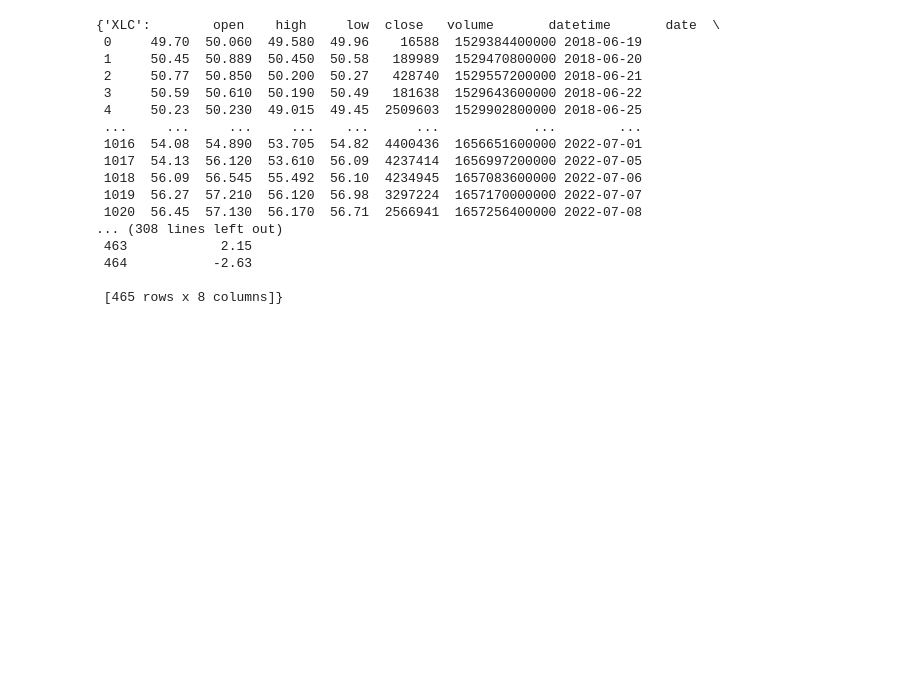
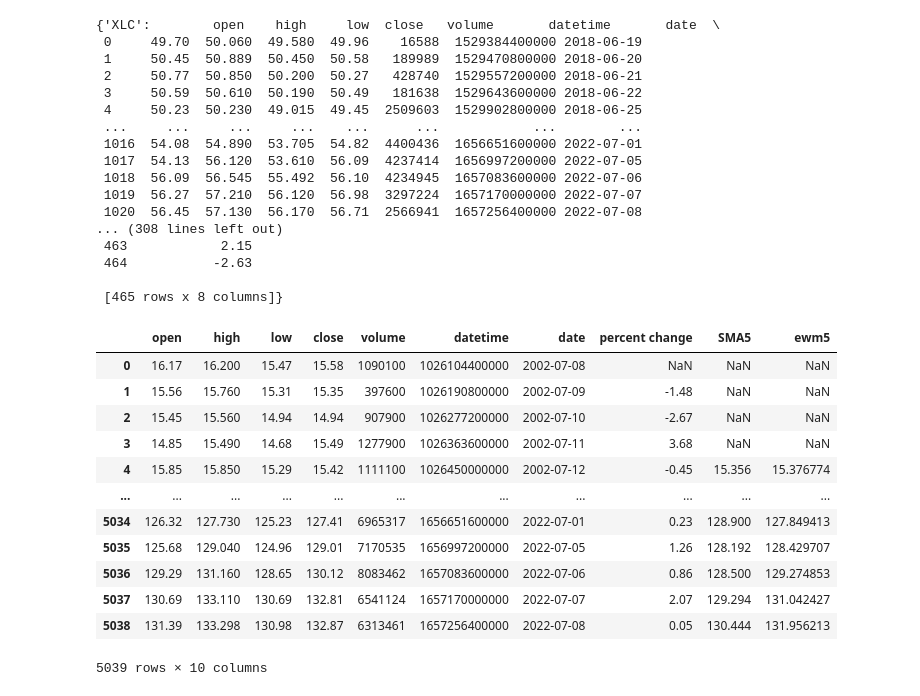
Before and after one commit to CodeCerebro/tpa, a Jupyter notebook: tda.ipynb, the cells around one changed output. Drawn from its saved outputs; the diff is of its cells as text; code cells hidden in the pictures; blank space fills up the shorter version.

```diff
--- a/tda.ipynb
+++ b/tda.ipynb
@@ -128,0 +117,16 @@ def movingAverage(data, num_days):
+# %%
+hp_df['XLK']
+# %% [output]
+|  | open | high | low | close | volume | datetime | date | percent change | SMA5 | ewm5 |
+| 0 | 16.17 | 16.200 | 15.47 | 15.58 | 1090100 | 1026104400000 | 2002-07-08 | NaN | NaN | NaN |
+| 1 | 15.56 | 15.760 | 15.31 | 15.35 | 397600 | 1026190800000 | 2002-07-09 | -1.48 | NaN | NaN |
+| 2 | 15.45 | 15.560 | 14.94 | 14.94 | 907900 | 1026277200000 | 2002-07-10 | -2.67 | NaN | NaN |
+| 3 | 14.85 | 15.490 | 14.68 | 15.49 | 1277900 | 1026363600000 | 2002-07-11 | 3.68 | NaN | NaN |
+| 4 | 15.85 | 15.850 | 15.29 | 15.42 | 1111100 | 1026450000000 | 2002-07-12 | -0.45 | 15.356 | 15.376774 |
+| ... | ... | ... | ... | ... | ... | ... | ... | ... | ... | ... |
+| 5034 | 126.32 | 127.730 | 125.23 | 127.41 | 6965317 | 1656651600000 | 2022-07-01 | 0.23 | 128.900 | 127.849413 |
+| 5035 | 125.68 | 129.040 | 124.96 | 129.01 | 7170535 | 1656997200000 | 2022-07-05 | 1.26 | 128.192 | 128.429707 |
+| 5036 | 129.29 | 131.160 | 128.65 | 130.12 | 8083462 | 1657083600000 | 2022-07-06 | 0.86 | 128.500 | 129.274853 |
+| 5037 | 130.69 | 133.110 | 130.69 | 132.81 | 6541124 | 1657170000000 | 2022-07-07 | 2.07 | 129.294 | 131.042427 |
+| 5038 | 131.39 | 133.298 | 130.98 | 132.87 | 6313461 | 1657256400000 | 2022-07-08 | 0.05 | 130.444 | 131.956213 |
+5039 rows × 10 columns
```
Also changed, not shown: parts of 7 cells of this notebook.
